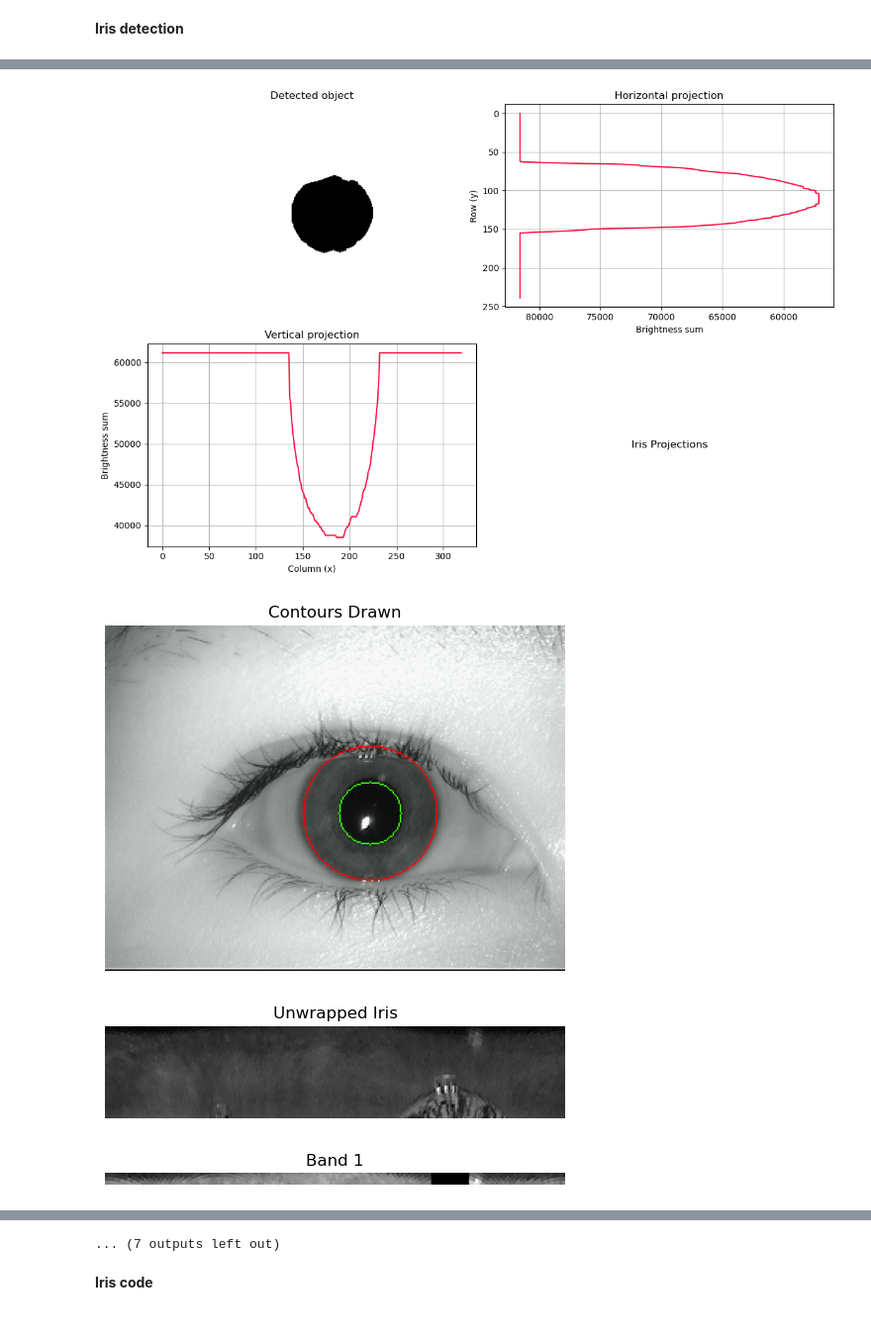
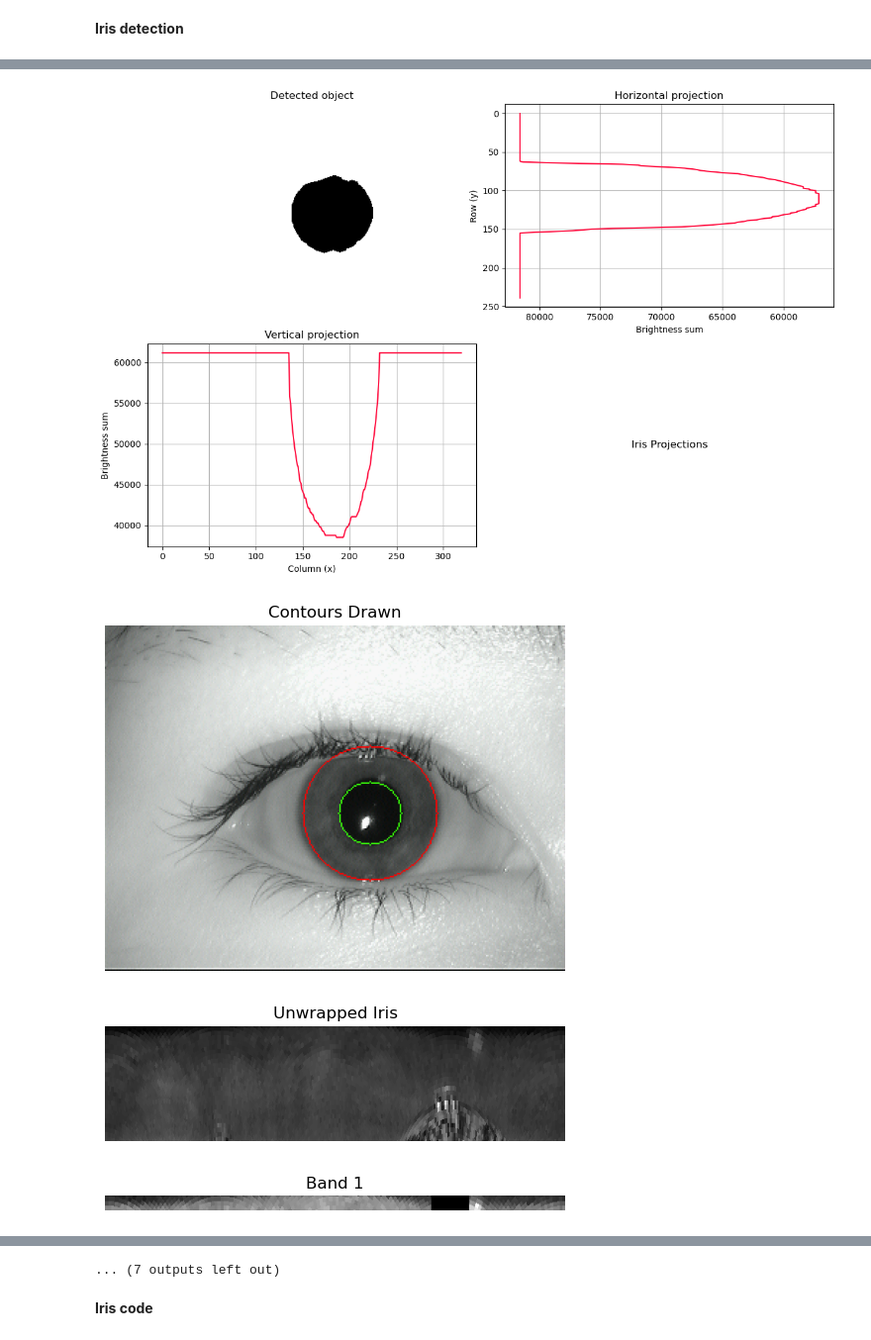
Before and after one commit to FylypO/IrisRecognition, a Jupyter notebook: IrisRecognition.ipynb, the cells around one changed output, grey strips where cells are left out. Shown at 99% size. Cells and saved outputs as stored; diff of their text form; code cells hidden in the pictures.

```diff
--- a/IrisRecognition.ipynb
+++ b/IrisRecognition.ipynb
@@ -156,7 +156,7 @@ class IrisSegmenter:
         return output
 
 
-    def unwrap_iris(self, output_shape=(200, 1000)):
+    def unwrap_iris(self, output_shape=(128, 512)):
 
         height, width = output_shape
         unwrapped = np.zeros(output_shape, dtype=np.uint8)
@@ -293,7 +293,7 @@ class IrisSegmenter:
         plt.show()
 
 
-    def process(self, Xi, Xp, diff):
+    def process(self, Xi, Xp, diff=0.3):
 
         self.detect_pupil(Xp, diff)
         self.detect_iris(Xi, diff)
@@ -448,16 +448,16 @@ class IrisRecognizer:
 **Iris detection**
 # %%
 processor = IrisSegmenter("./data/MMU-Iris-Database/1/right/aevar1.bmp")
-processor.process(Xi=2.2, Xp=5.0, diff=0.3)
+processor.process(Xi=2.2, Xp=5.0)
 # %% [output]
 [figure]
 [figure]
 [figure]
 [figure]
 [figure]
 [figure]
 [figure]
 [figure]
 [figure]
-[figure, old version]
+[figure, new version]
-[figure, old version]
+[figure, new version]
```
Also changed, not shown: parts of 9 cells of this notebook, 1 other file.
